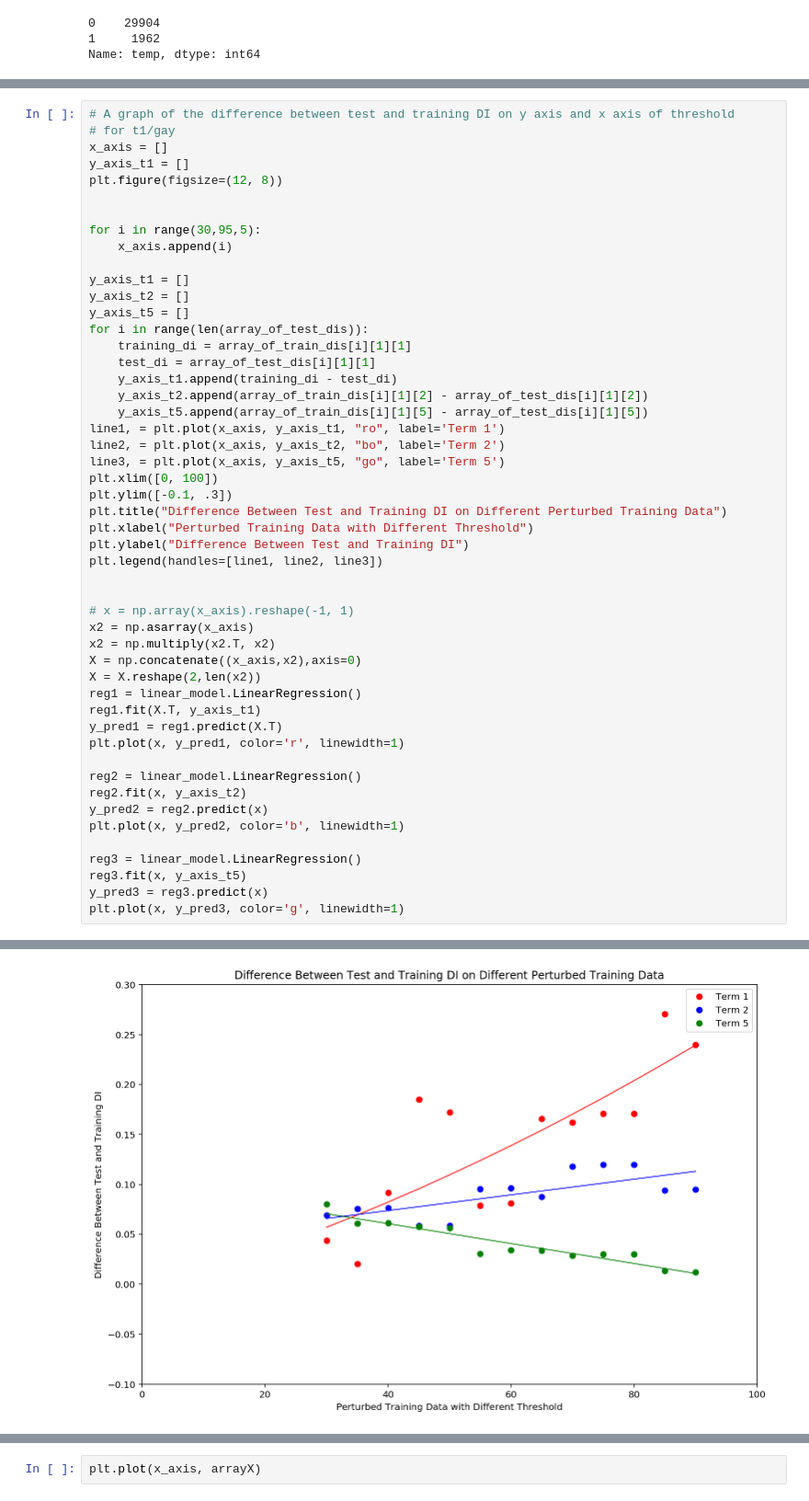
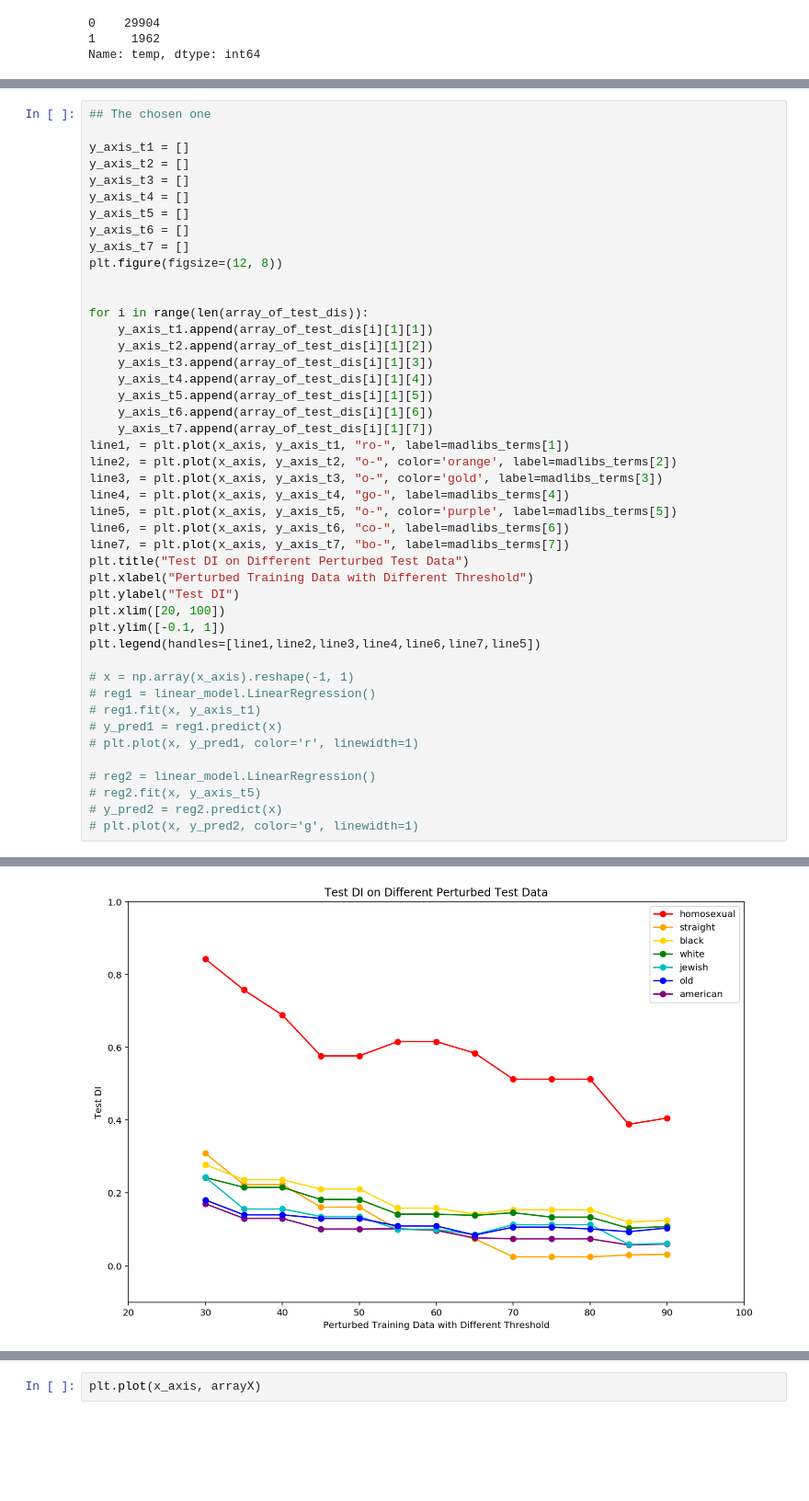
Before and after one commit to nehargupta/cs590_privacy_fairness, a Jupyter notebook: threshold-to-di.ipynb, the cells around one changed output, grey strips where cells are left out. Shown at 92% size. Cells and saved outputs as stored; diff of their text form; blank space fills up the shorter version.

```diff
--- a/threshold-to-di.ipynb
+++ b/threshold-to-di.ipynb
@@ -179,51 +184,46 @@ Name: temp, dtype: int64
 # %%
-# A graph of the difference between test and training DI on y axis and x axis of threshold
-# for t1/gay
-x_axis = []
+## The chosen one
+
 y_axis_t1 = []
+y_axis_t2 = []
+y_axis_t3 = []
+y_axis_t4 = []
+y_axis_t5 = []
+y_axis_t6 = []
+y_axis_t7 = []
 plt.figure(figsize=(12, 8))
 
 
-for i in range(30,95,5):
-    x_axis.append(i)
-
-y_axis_t1 = []
-y_axis_t2 = []
-y_axis_t5 = []
 for i in range(len(array_of_test_dis)):
-    training_di = array_of_train_dis[i][1][1]
-    test_di = array_of_test_dis[i][1][1]
-    y_axis_t1.append(training_di - test_di)
-    y_axis_t2.append(array_of_train_dis[i][1][2] - array_of_test_dis[i][1][2])
-    y_axis_t5.append(array_of_train_dis[i][1][5] - array_of_test_dis[i][1][5])
-line1, = plt.plot(x_axis, y_axis_t1, "ro", label='Term 1')
-line2, = plt.plot(x_axis, y_axis_t2, "bo", label='Term 2')
-line3, = plt.plot(x_axis, y_axis_t5, "go", label='Term 5')
-plt.xlim([0, 100])
-plt.ylim([-0.1, .3])
-plt.title("Difference Between Test and Training DI on Different Perturbed Training Data")
+    y_axis_t1.append(array_of_test_dis[i][1][1])
+    y_axis_t2.append(array_of_test_dis[i][1][2])
+    y_axis_t3.append(array_of_test_dis[i][1][3])
+    y_axis_t4.append(array_of_test_dis[i][1][4])
+    y_axis_t5.append(array_of_test_dis[i][1][5])
+    y_axis_t6.append(array_of_test_dis[i][1][6])
+    y_axis_t7.append(array_of_test_dis[i][1][7])
+line1, = plt.plot(x_axis, y_axis_t1, "ro-", label=madlibs_terms[1])
+line2, = plt.plot(x_axis, y_axis_t2, "o-", color='orange', label=madlibs_terms[2])
+line3, = plt.plot(x_axis, y_axis_t3, "o-", color='gold', label=madlibs_terms[3])
+line4, = plt.plot(x_axis, y_axis_t4, "go-", label=madlibs_terms[4])
+line5, = plt.plot(x_axis, y_axis_t5, "o-", color='purple', label=madlibs_terms[5])
+line6, = plt.plot(x_axis, y_axis_t6, "co-", label=madlibs_terms[6])
+line7, = plt.plot(x_axis, y_axis_t7, "bo-", label=madlibs_terms[7])
+plt.title("Test DI on Different Perturbed Test Data")
 plt.xlabel("Perturbed Training Data with Different Threshold")
-plt.ylabel("Difference Between Test and Training DI")
-plt.legend(handles=[line1, line2, line3])
-
+plt.ylabel("Test DI")
+plt.xlim([20, 100])
+plt.ylim([-0.1, 1])
+plt.legend(handles=[line1,line2,line3,line4,line6,line7,line5])
 
 # x = np.array(x_axis).reshape(-1, 1)
-x2 = np.asarray(x_axis)
-x2 = np.multiply(x2.T, x2)
-X = np.concatenate((x_axis,x2),axis=0)
-X = X.reshape(2,len(x2))
-reg1 = linear_model.LinearRegression()
-reg1.fit(X.T, y_axis_t1)
-y_pred1 = reg1.predict(X.T)
-plt.plot(x, y_pred1, color='r', linewidth=1)
+# reg1 = linear_model.LinearRegression()
+# reg1.fit(x, y_axis_t1)
+# y_pred1 = reg1.predict(x)
+# plt.plot(x, y_pred1, color='r', linewidth=1)
 
-reg2 = linear_model.LinearRegression()
-reg2.fit(x, y_axis_t2)
-y_pred2 = reg2.predict(x)
-plt.plot(x, y_pred2, color='b', linewidth=1)
-
-reg3 = linear_model.LinearRegression()
-reg3.fit(x, y_axis_t5)
-y_pred3 = reg3.predict(x)
-plt.plot(x, y_pred3, color='g', linewidth=1)
+# reg2 = linear_model.LinearRegression()
+# reg2.fit(x, y_axis_t5)
+# y_pred2 = reg2.predict(x)
+# plt.plot(x, y_pred2, color='g', linewidth=1)
 # %% [output]
@@ -231 +231 @@ plt.plot(x, y_pred3, color='g', linewidth=1)
-[figure, old version]
+[figure, new version]
```
Also changed, not shown: parts of 15 cells of this notebook.
